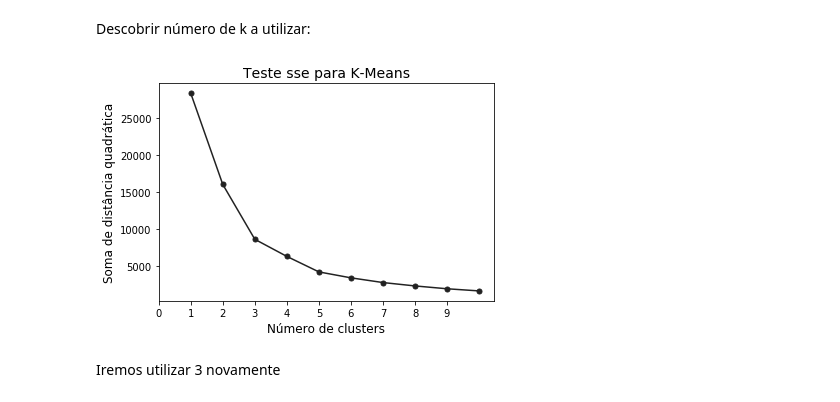
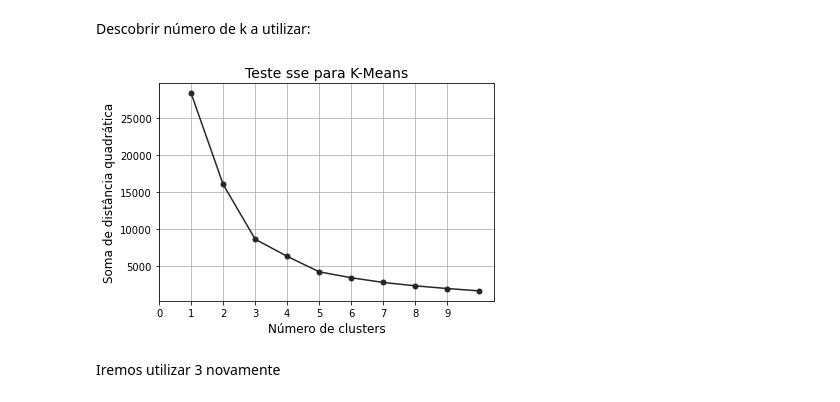
Before and after one commit to leonardovaladao/MoodleLogs, a Jupyter notebook: Logs_Analysis.ipynb, the cells around one changed output. Saved outputs shown, nothing was run; the diff lists cells and outputs as text; code cells hidden in the pictures.

```diff
--- a/Logs_Analysis.ipynb
+++ b/Logs_Analysis.ipynb
@@ -381,24 +381,25 @@ Descobrir número de k a utilizar:
 # %%
 from sklearn.cluster import KMeans
 
 sse = []
 list_k = list(range(1, 11))
 
 for k in list_k:
     km = KMeans(n_clusters=k)
     km.fit(X_users)
     sse.append(km.inertia_)
 
 plt.figure(figsize=(6, 4))
 plt.plot(list_k, sse, marker='.', markersize=10)
 plt.title('Teste sse para K-Means', size=14)
 plt.xlabel('Número de clusters', size=12)
 plt.ylabel('Soma de distância quadrática', size=12)
 plt.xticks(np.arange(0,10))
+plt.grid()
 
 plt.show()
 # %% [output]
-[figure, old version]
+[figure, new version]
 # %% [markdown]
 Iremos utilizar 3 novamente
 # %%
```
Also changed, not shown: parts of 7 cells of this notebook, 1 other file.
